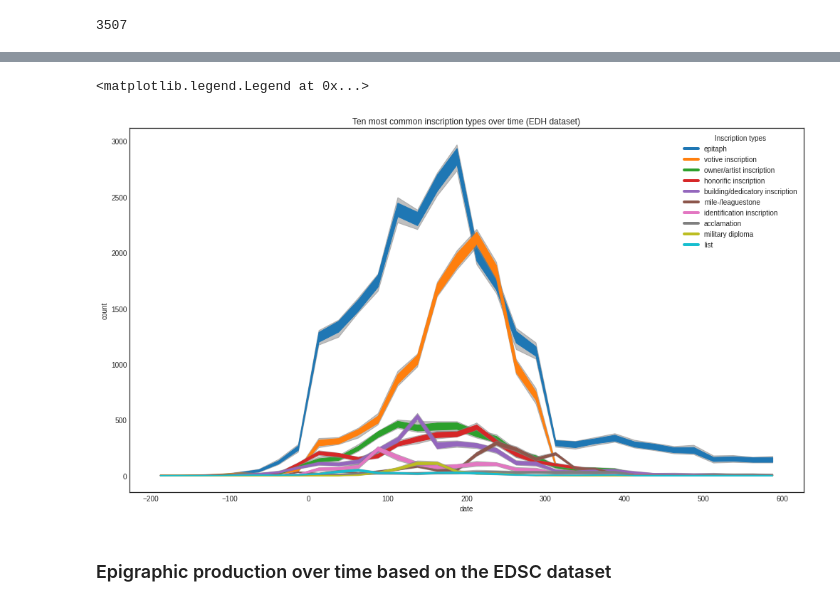
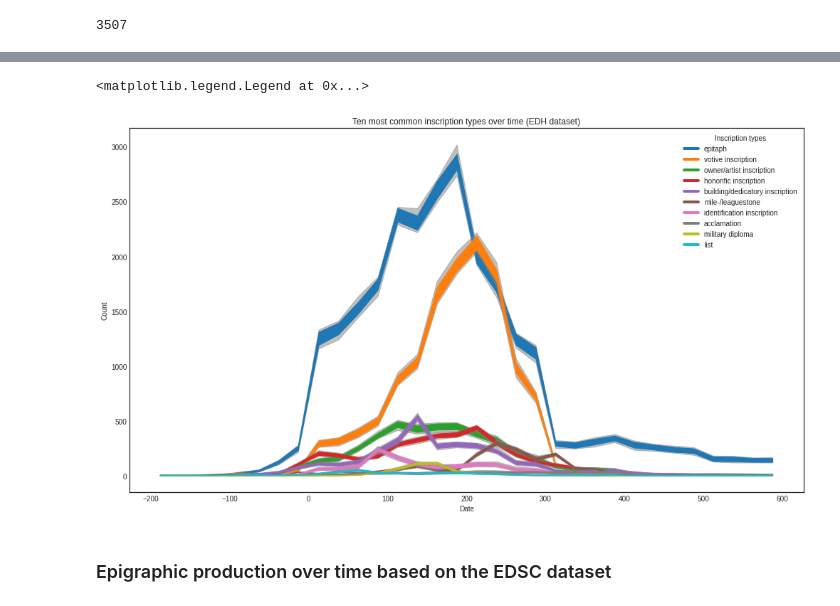
Before and after one commit to sdam-au/digital_epigraphy, a Jupyter notebook: scripts/2_analysis.ipynb, the cells around one changed output, grey strips where cells are left out. Drawn from its saved outputs; the diff is of its cells as text; code cells hidden in the pictures.

```diff
--- a/scripts/2_analysis.ipynb
+++ b/scripts/2_analysis.ipynb
@@ -109,5 +109,5 @@ len(EDH_dated[EDH_dated["not_after"].isnull()])
 %%time
 # Generate a list of 1000 random dates for each inscription in the dataset
 
-EDH["random_dates"] = EDH.apply(lambda row: model_date(row["not_before"], row["not_after"], size=1000,), axis=1)
+EDH["random_dates"] = EDH.apply(lambda row: tempun.model_date(row["not_before"], row["not_after"], size=1000,), axis=1)
 # %% [output]
@@ -146,26 +146,26 @@ EDH_complete_simulations[0]
 %%time
 # Inscriptions by type over time
 
-simulations_by_type_len = []
+simulations_by_type_len_EDH = []
 
 for ins_type in EDH["type_of_inscription_clean"].unique():
     if ins_type != "NULL":
         subset_df = EDH[EDH["type_of_inscription_clean"]==ins_type]
-        simulations_by_type_len.append((ins_type, len(subset_df)))
-simulations_by_type_len = sorted(simulations_by_type_len, key = lambda x: x[1], reverse=True)
-simulations_by_type_len
+        simulations_by_type_len_EDH.append((ins_type, len(subset_df)))
+simulations_by_type_len_EDH = sorted(simulations_by_type_len_EDH, key = lambda x: x[1], reverse=True)
+simulations_by_type_len_EDH
 
-simulations_by_type = []
+simulations_by_type_EDH = []
 
-for ins_type_tup in simulations_by_type_len[:10]:
+for ins_type_tup in simulations_by_type_len_EDH[:10]:
     subset_df = EDH[EDH["type_of_inscription_clean"]==ins_type_tup[0]]
-    simulations = timeblocks_from_randoms(subset_df, "random_dates", [-200, 600, 25])
+    simulations = tempun.timeblocks_from_randoms(subset_df, "random_dates", [-200, 600, 25])
     ins_type_N =len(subset_df)
-    simulations_by_type.append([ins_type_tup[0],ins_type_N, simulations])
-simulations_by_type = sorted(simulations_by_type, key=lambda x: x[1], reverse=True)
+    simulations_by_type_EDH.append([ins_type_tup[0],ins_type_N, simulations])
+simulations_by_type_EDH = sorted(simulations_by_type_EDH, key=lambda x: x[1], reverse=True)
 
 date_vars_by_instypes = []
-for ins_type_tup in simulations_by_type_len[:10]:
+for ins_type_tup in simulations_by_type_len_EDH[:10]:
     subset_df = EDH[EDH["type_of_inscription_clean"]==ins_type_tup[0]]
     date_vars = []
     for n in range(100):
@@ -177,21 +197,21 @@ Wall time: 17 s
 # %%
 tab_colors_list = list(mcolors.TABLEAU_COLORS.keys())
 plt.style.use("seaborn-white")
 
 fig, ax  = plt.subplots(figsize=(14, 8), tight_layout=True)
 
-for ins_type_sims, color in zip(simulations_by_type, tab_colors_list[:len(simulations_by_type)]):
-    plot_timeblocks_data(ins_type_sims[2], ax=ax, color=color)
+for ins_type_sims, color in zip(simulations_by_type_EDH, tab_colors_list[:len(simulations_by_type_EDH)]):
+    tempun.plot_timeblocks_data(ins_type_sims[2], ax=ax, color=color)
 
-ax.set_xlabel("date")
-ax.set_ylabel("count")
+ax.set_xlabel("Date")
+ax.set_ylabel("Count")
 ax.set_title("Ten most common inscription types over time (EDH dataset)")
 
-markers = [plt.Line2D([0,0],[0,0],color=color, lw=4) for color in tab_colors_list[:len(simulations_by_type)]]
-plt.legend(markers, [tup[0] for tup in simulations_by_type], numpoints=1,  title="Inscription types", bbox_to_anchor=(1, 1), loc='upper right')
+markers = [plt.Line2D([0,0],[0,0],color=color, lw=4) for color in tab_colors_list[:len(simulations_by_type_EDH)]]
+plt.legend(markers, [tup[0] for tup in simulations_by_type_EDH], numpoints=1,  title="Inscription types", bbox_to_anchor=(1, 1), loc='upper right')
 # %% [output]
 <matplotlib.legend.Legend at 0x...>
-[figure, old version]
+[figure, new version]
 # %% [markdown]
 ### Epigraphic production over time based on the EDSC dataset
 # %%
```
Also changed, not shown: parts of 20 cells of this notebook.
